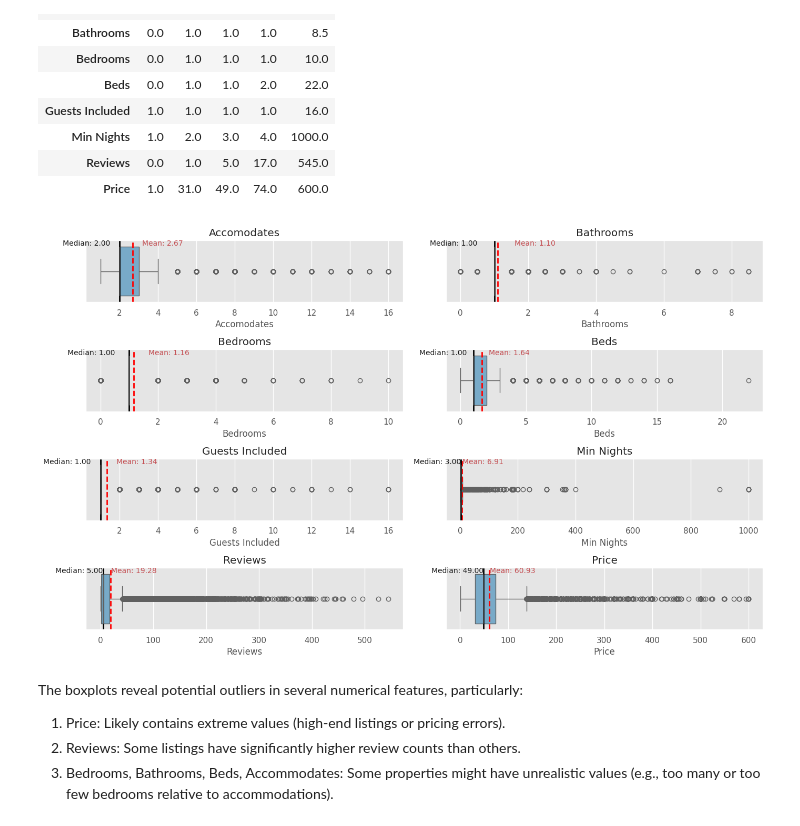
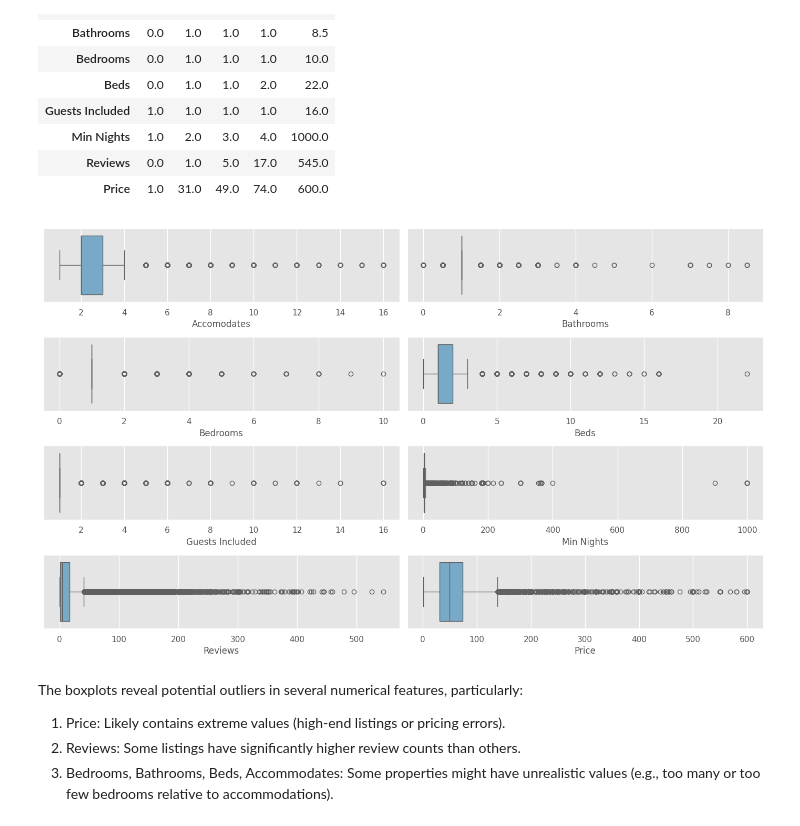
Before and after one commit to hajyhia/Airbnb_Berlin_Price_predic, a Jupyter notebook: Airbnb_Berlin_Data_Cleansing.ipynb, the cells around one changed output. Cells and saved outputs as stored; diff of their text form; code cells hidden in the pictures.

```diff
--- a/Airbnb_Berlin_Data_Cleansing.ipynb
+++ b/Airbnb_Berlin_Data_Cleansing.ipynb
@@ -127,22 +127,19 @@ df[numerical_columns].describe().loc[['min', '25%', '50%', '75%', 'max']].T
 | Reviews | 0.0 | 1.0 | 5.0 | 17.0 | 545.0 |
 | Price | 1.0 | 31.0 | 49.0 | 74.0 | 600.0 |
 # %%
-plt.figure(figsize=(14, 10))
-for i, col in enumerate(numerical_columns, 1):
-# for i, col in enumerate([c for c in numerical_columns if c not in ['Min Nights']], 1):
-    mean_ = df[col].mean()
-    median_ = df[col].median()
+def outlier_boxplot(df, columns):
+  plt.figure(figsize=(14, 10))
+  for i, col in enumerate(columns, 1):
+  # for i, col in enumerate([c for c in numerical_columns if c not in ['Min Nights']], 1):
     plt.subplot(5, 2, i)
     sns.boxplot(x=df[col].dropna(), palette='Blues')
-    plt.title(f"{col}")
-    plt.axvline(mean_, color='red', linestyle='dashed', linewidth=2)
-    plt.axvline(median_, color='black', linewidth=2)
-    plt.text(mean_ + 0.5, -0.45, f'Mean: {mean_:.2f}', color='r', ha='left', va='center')
-    plt.text(median_ - 0.5, -0.45, f'Median: {median_:.2f}', color='k', ha='right', va='center')
-plt.tight_layout()
-plt.show()
+    plt.subplots_adjust(hspace = 0.6)
+  plt.tight_layout()
+  plt.show()
+
+outlier_boxplot(df, numerical_columns)
 # %% [output]
-[figure, old version]
+[figure, new version]
 # %% [markdown]
 The boxplots reveal potential outliers in several numerical features, particularly:
 
```
Also changed, not shown: parts of 2 cells of this notebook.
